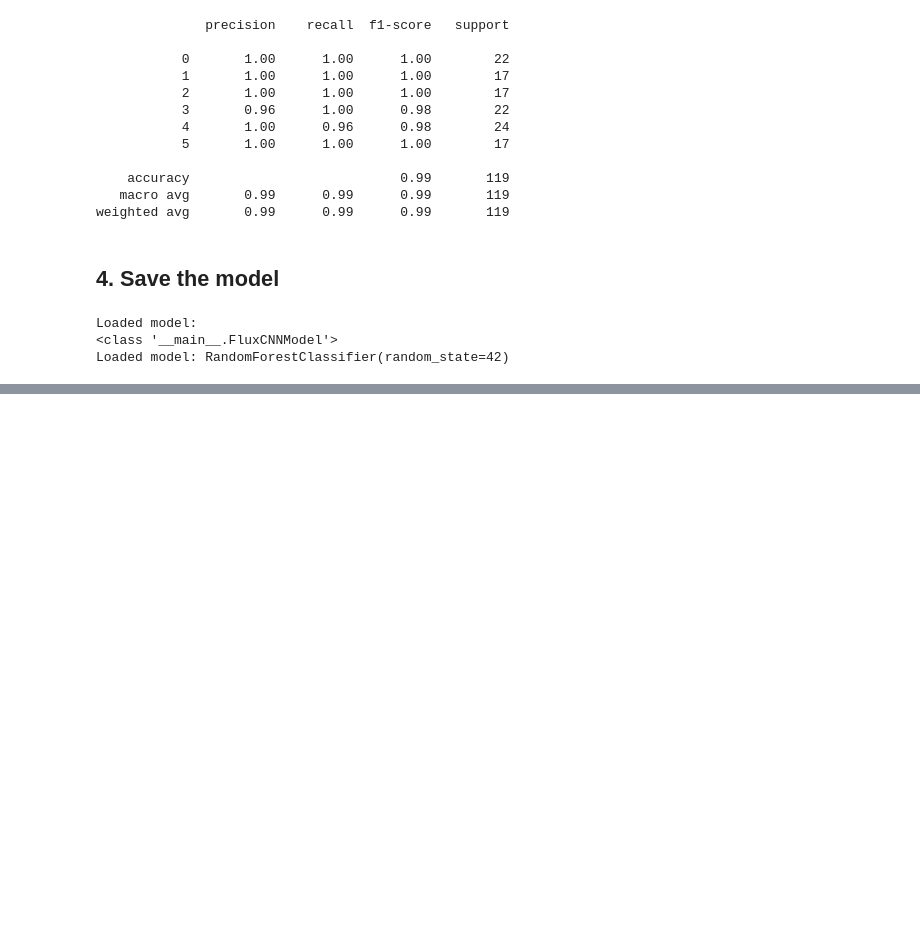
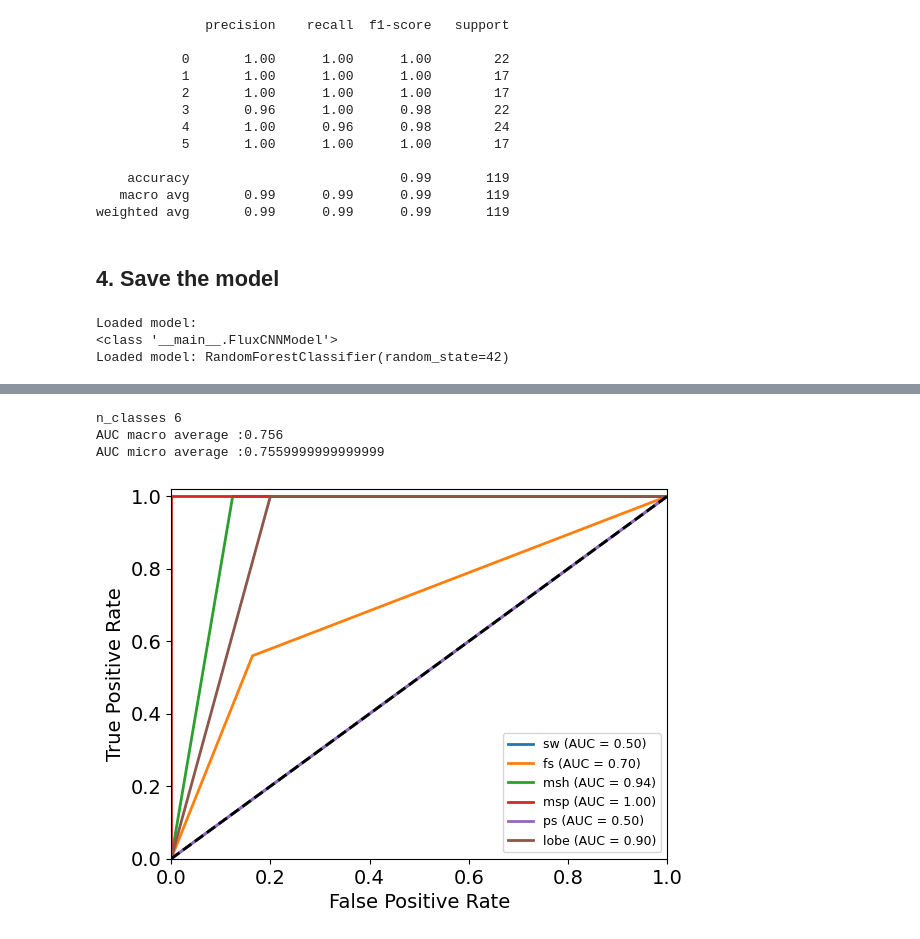
Before and after one commit to nargesahmadi/Magnetospheric-Regions, a Jupyter notebook: main_CNNRF.ipynb, the cells around one changed output, grey strips where cells are left out. Saved outputs shown, nothing was run; the diff lists cells and outputs as text; code cells hidden in the pictures; blank space fills up the shorter version.

```diff
--- a/main_CNNRF.ipynb
+++ b/main_CNNRF.ipynb
@@ -875,0 +1039,12 @@ Number of NaNs: 0
+# %%
+association = {0:'sw', 1:'fs', 2:'msh', 3:'msp', 4:'ps', 5:'lobe'}
+
+from utilities import roc_plot_rf
+
+fig = roc_plot_rf(y_pred_tensor, y_tensor_test, association=association)
+plt.show()
+# %% [output]
+n_classes 6
+AUC macro average :0.756
+AUC micro average :0.7559999999999999
+[figure, added]
```
Also changed, not shown: parts of 12 cells of this notebook.
